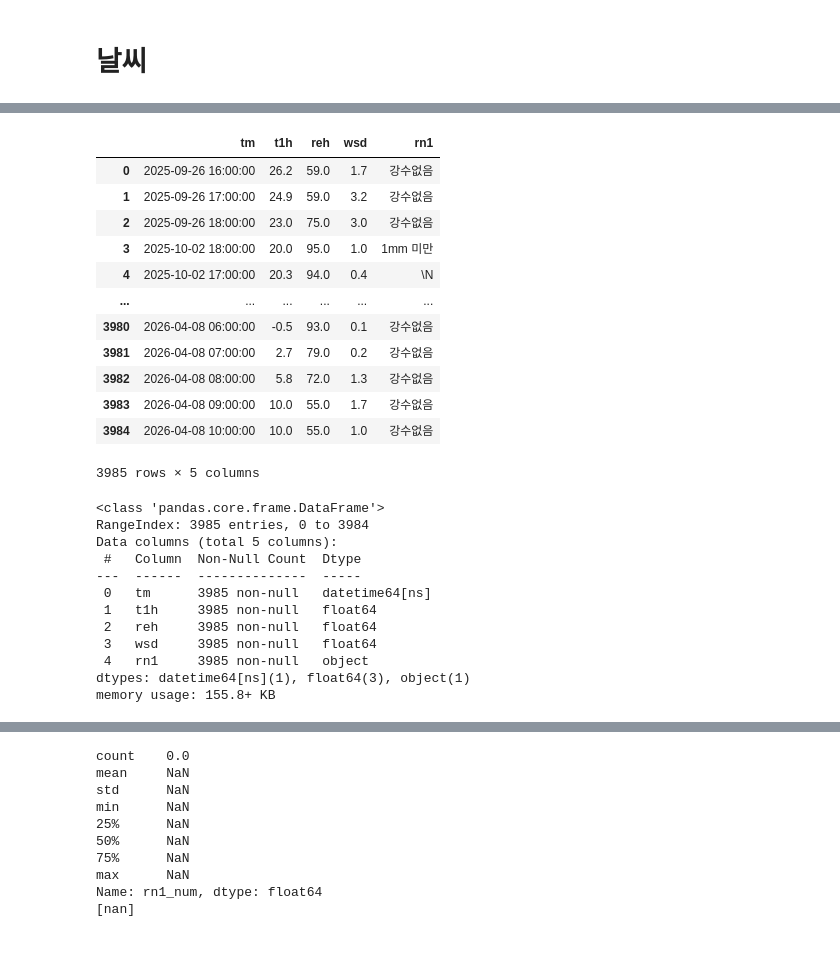
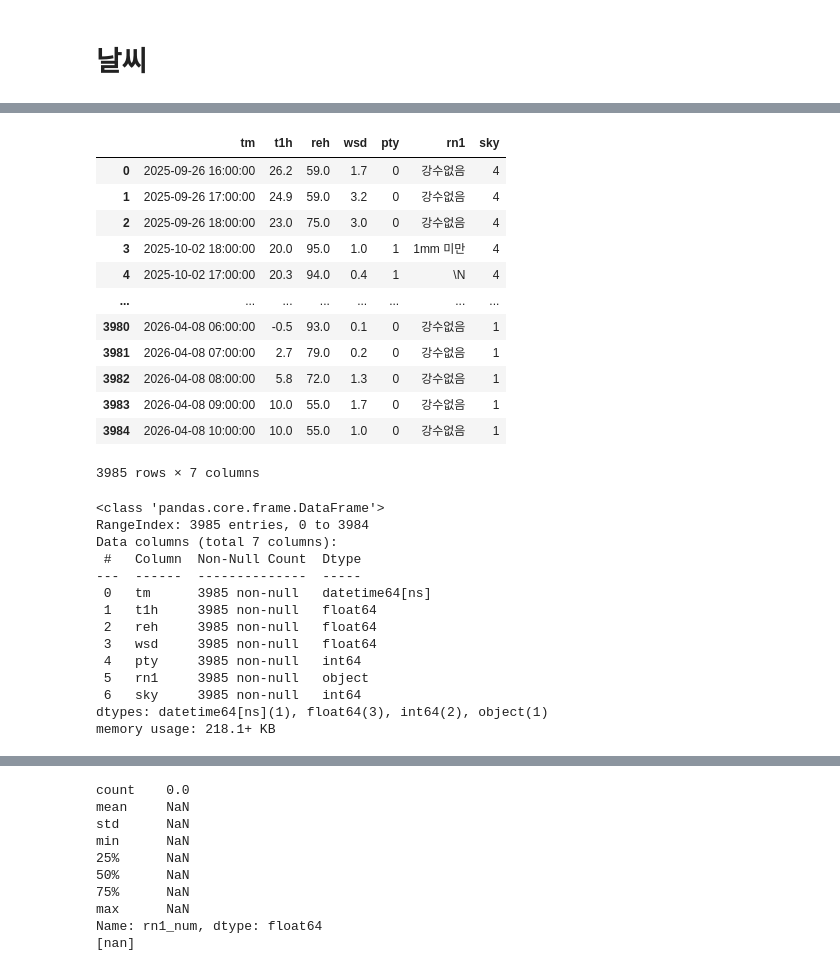
Before and after one commit to donggi22/insolation, a Jupyter notebook: EDA2.ipynb, the cells around one changed output, grey strips where cells are left out. Saved outputs shown, nothing was run; the diff lists cells and outputs as text; code cells hidden in the pictures.

```diff
--- a/EDA2.ipynb
+++ b/EDA2.ipynb
@@ -434,34 +426,36 @@ df_weather.head(5)
 # %%
-cols = ['tm', 't1h', 'reh', 'wsd', 'rn1']
+cols = ['tm', 't1h', 'reh', 'wsd', 'pty', 'rn1', 'sky']
 
 df_weather = df_weather[cols]
 df_weather
 # %% [output]
-|  | tm | t1h | reh | wsd | rn1 |
-| 0 | 2025-09-26 16:00:00 | 26.2 | 59.0 | 1.7 | 강수없음 |
-| 1 | 2025-09-26 17:00:00 | 24.9 | 59.0 | 3.2 | 강수없음 |
-| 2 | 2025-09-26 18:00:00 | 23.0 | 75.0 | 3.0 | 강수없음 |
-| 3 | 2025-10-02 18:00:00 | 20.0 | 95.0 | 1.0 | 1mm 미만 |
-| 4 | 2025-10-02 17:00:00 | 20.3 | 94.0 | 0.4 | \N |
-| ... | ... | ... | ... | ... | ... |
-| 3980 | 2026-04-08 06:00:00 | -0.5 | 93.0 | 0.1 | 강수없음 |
-| 3981 | 2026-04-08 07:00:00 | 2.7 | 79.0 | 0.2 | 강수없음 |
-| 3982 | 2026-04-08 08:00:00 | 5.8 | 72.0 | 1.3 | 강수없음 |
-| 3983 | 2026-04-08 09:00:00 | 10.0 | 55.0 | 1.7 | 강수없음 |
-| 3984 | 2026-04-08 10:00:00 | 10.0 | 55.0 | 1.0 | 강수없음 |
+|  | tm | t1h | reh | wsd | pty | rn1 | sky |
+| 0 | 2025-09-26 16:00:00 | 26.2 | 59.0 | 1.7 | 0 | 강수없음 | 4 |
+| 1 | 2025-09-26 17:00:00 | 24.9 | 59.0 | 3.2 | 0 | 강수없음 | 4 |
+| 2 | 2025-09-26 18:00:00 | 23.0 | 75.0 | 3.0 | 0 | 강수없음 | 4 |
+| 3 | 2025-10-02 18:00:00 | 20.0 | 95.0 | 1.0 | 1 | 1mm 미만 | 4 |
+| 4 | 2025-10-02 17:00:00 | 20.3 | 94.0 | 0.4 | 1 | \N | 4 |
+| ... | ... | ... | ... | ... | ... | ... | ... |
+| 3980 | 2026-04-08 06:00:00 | -0.5 | 93.0 | 0.1 | 0 | 강수없음 | 1 |
+| 3981 | 2026-04-08 07:00:00 | 2.7 | 79.0 | 0.2 | 0 | 강수없음 | 1 |
+| 3982 | 2026-04-08 08:00:00 | 5.8 | 72.0 | 1.3 | 0 | 강수없음 | 1 |
+| 3983 | 2026-04-08 09:00:00 | 10.0 | 55.0 | 1.7 | 0 | 강수없음 | 1 |
+| 3984 | 2026-04-08 10:00:00 | 10.0 | 55.0 | 1.0 | 0 | 강수없음 | 1 |
-3985 rows × 5 columns
+3985 rows × 7 columns
 # %%
 df_weather.info()
 # %% [output]
 <class 'pandas.core.frame.DataFrame'>
 RangeIndex: 3985 entries, 0 to 3984
-Data columns (total 5 columns):
+Data columns (total 7 columns):
  #   Column  Non-Null Count  Dtype
 ---  ------  --------------  -----
  0   tm      3985 non-null   datetime64[ns]
  1   t1h     3985 non-null   float64
  2   reh     3985 non-null   float64
  3   wsd     3985 non-null   float64
- 4   rn1     3985 non-null   object
-dtypes: datetime64[ns](1), float64(3), object(1)
-memory usage: 155.8+ KB
+ 4   pty     3985 non-null   int64
+ 5   rn1     3985 non-null   object
+ 6   sky     3985 non-null   int64
+dtypes: datetime64[ns](1), float64(3), int64(2), object(1)
+memory usage: 218.1+ KB
```
Also changed, not shown: parts of 9 cells of this notebook.
